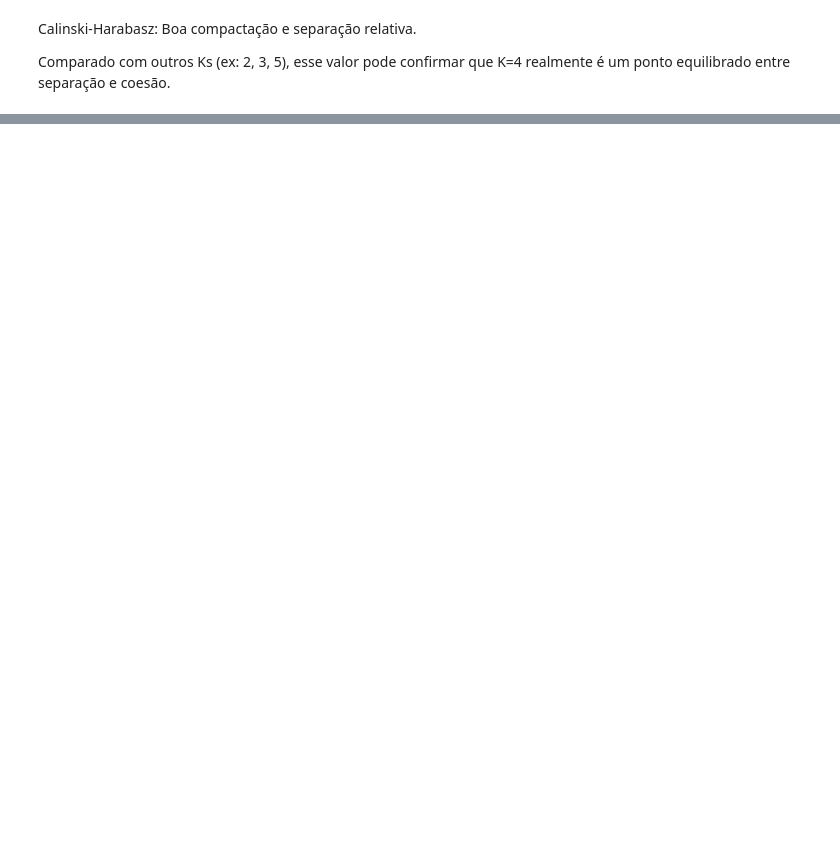
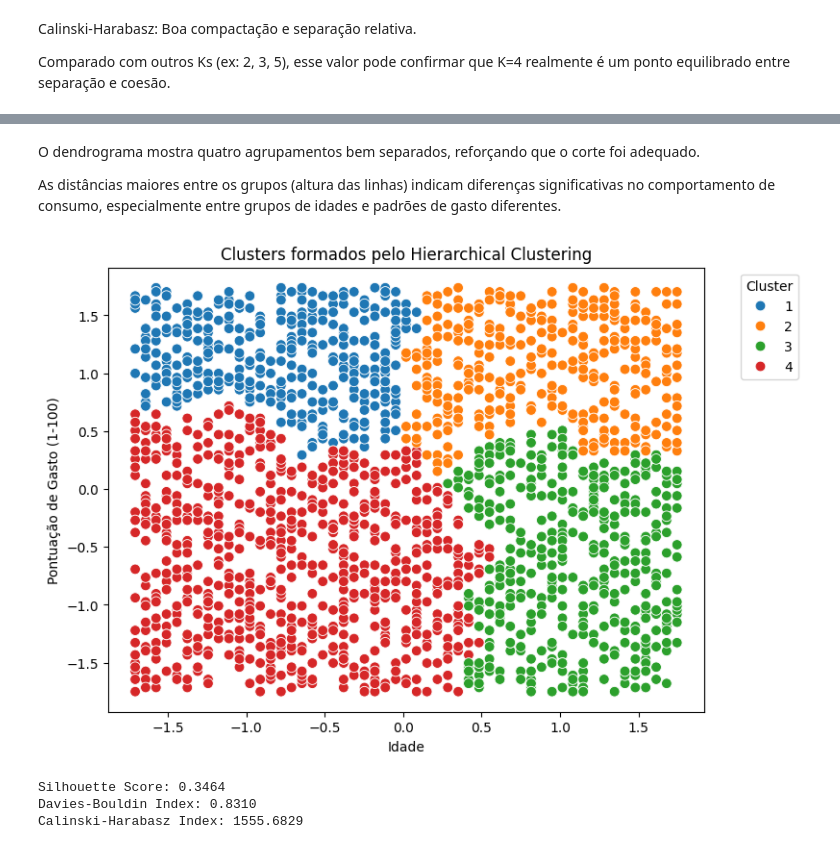
Before and after one commit to gbAguiiar/machine-learning-unsupervised, a Jupyter notebook: Trab2_Data_Science.ipynb, the cells around one changed output, grey strips where cells are left out. Cells and saved outputs as stored; diff of their text form; code cells hidden in the pictures; blank space fills up the shorter version.

```diff
--- a/Trab2_Data_Science.ipynb
+++ b/Trab2_Data_Science.ipynb
@@ -236,0 +282,42 @@ Comparado com outros Ks (ex: 2, 3, 5), esse valor pode confirmar que K=4 realmen
+# %% [markdown]
+O dendrograma mostra quatro agrupamentos bem separados, reforçando que o corte foi adequado.
+
+As distâncias maiores entre os grupos (altura das linhas) indicam diferenças significativas no comportamento de consumo, especialmente entre grupos de idades e padrões de gasto diferentes.
+# %%
+from sklearn.metrics import silhouette_score, davies_bouldin_score, calinski_harabasz_score
+
+# Define o número de clusters
+n_clusters = 4
+clusters_h = fcluster(Z, n_clusters, criterion='maxclust')
+
+# Adiciona ao DataFrame
+df['Cluster_H'] = clusters_h
+
+# Visualiza os clusters
+plt.figure(figsize=(8, 6))
+sns.scatterplot(
+    x=df["Age"],
+    y=df["Spending Score (1-100)"],
+    hue=df["Cluster_H"],
+    palette="tab10",
+    s=60
+)
+plt.title("Clusters formados pelo Hierarchical Clustering")
+plt.xlabel("Idade")
+plt.ylabel("Pontuação de Gasto (1-100)")
+plt.legend(title="Cluster", bbox_to_anchor=(1.05, 1), loc='upper left')
+plt.show()
+
+# Avaliação de métricas
+sil = silhouette_score(X_scaled, clusters_h)
+db = davies_bouldin_score(X_scaled, clusters_h)
+ch = calinski_harabasz_score(X_scaled, clusters_h)
+
+print(f"Silhouette Score: {sil:.4f}")
+print(f"Davies-Bouldin Index: {db:.4f}")
+print(f"Calinski-Harabasz Index: {ch:.4f}")
+# %% [output]
+[figure, added]
+Silhouette Score: 0.3464
+Davies-Bouldin Index: 0.8310
+Calinski-Harabasz Index: 1555.6829
```
Also changed, not shown: parts of 12 cells of this notebook.
